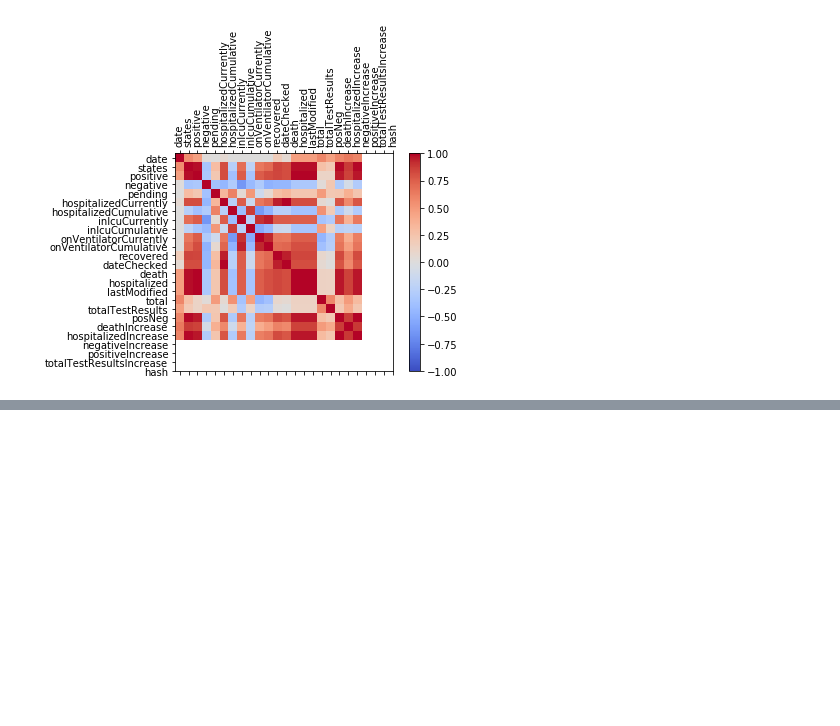
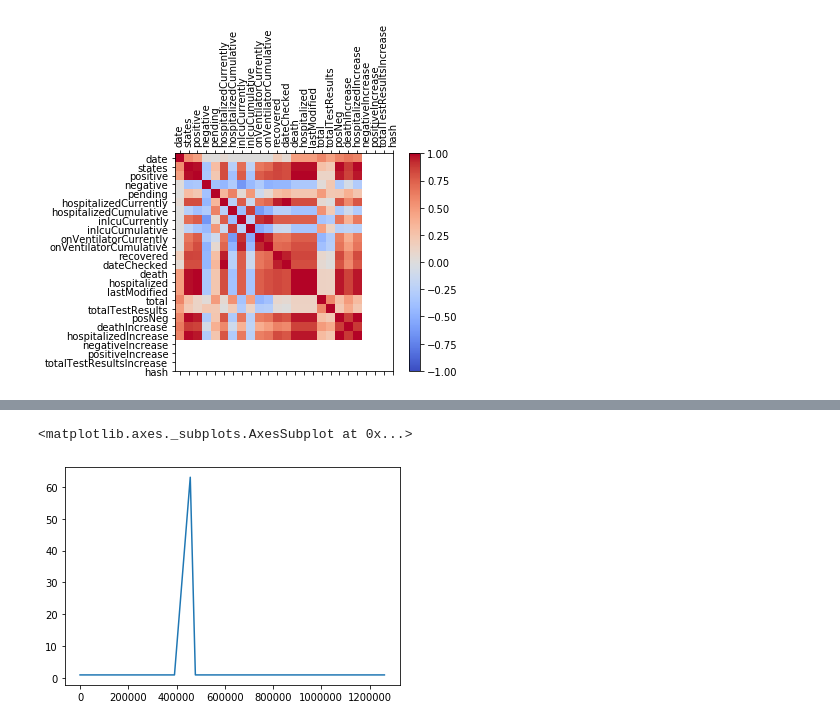
Before and after one commit to anu0012/COVID_Prediction, a Jupyter notebook: Correlation.ipynb, the cells around one changed output, grey strips where cells are left out. Cells and saved outputs as stored; diff of their text form; code cells hidden in the pictures; blank space fills up the shorter version.

```diff
--- a/Correlation.ipynb
+++ b/Correlation.ipynb
@@ -95,0 +127,5 @@ plt.show()
+# %%
+daily_data['recovered'].value_counts().sort_index().plot.line()
+# %% [output]
+<matplotlib.axes._subplots.AxesSubplot at 0x...>
+[figure, added]
```
Also changed, not shown: parts of 8 cells of this notebook.
